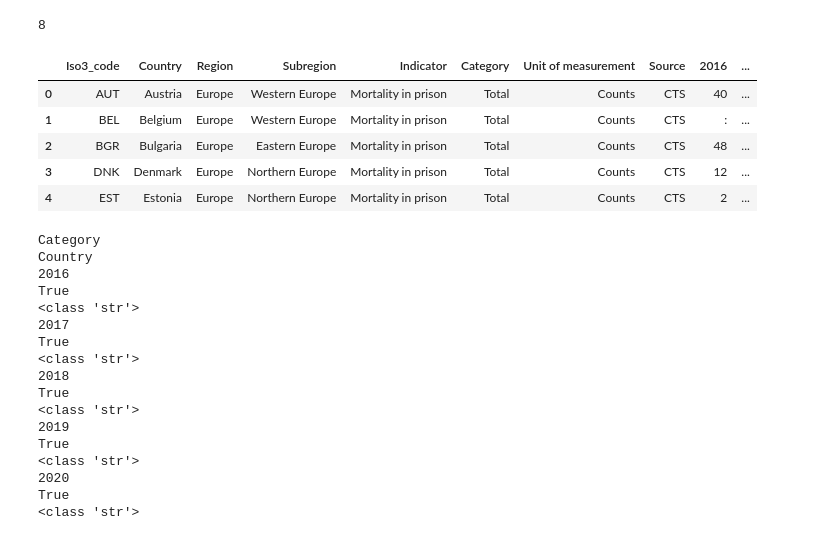
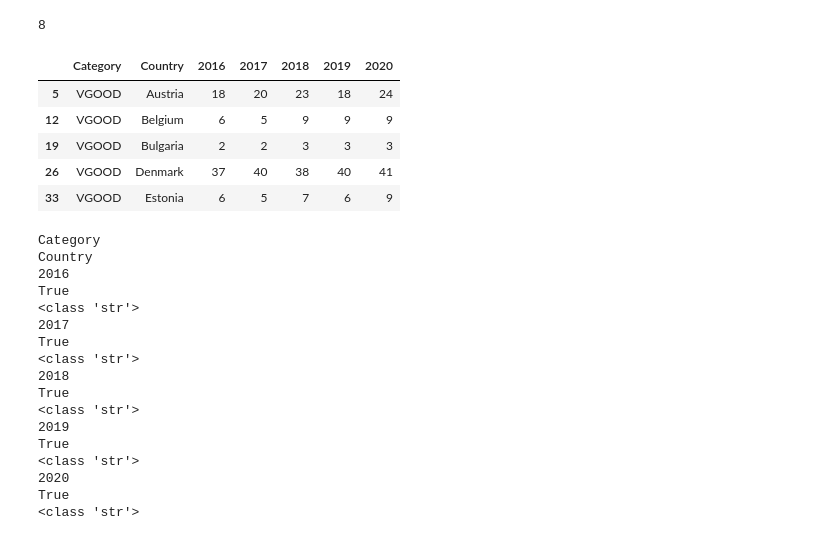
Before and after one commit to Prisoner-s-Dilemma/OpenAccess-DigitalEthics-ProjectMaterial, a Jupyter notebook: Mashup_datasets.ipynb, the cells around one changed output. Drawn from its saved outputs; the diff is of its cells as text; code cells hidden in the pictures.

```diff
--- a/Mashup_datasets.ipynb
+++ b/Mashup_datasets.ipynb
@@ -266,15 +284,6 @@ for item in dfte221.groups:
 print(count)
 # %% [output]
 8
-# %%
-df_D1_1.head()
-# %% [output]
-|  | Iso3_code | Country | Region | Subregion | Indicator | Category | Unit of measurement | Source | 2016 | ... |
-| 0 | AUT | Austria | Europe | Western Europe | Mortality in prison | Total | Counts | CTS | 40 | ... |
-| 1 | BEL | Belgium | Europe | Western Europe | Mortality in prison | Total | Counts | CTS | : | ... |
-| 2 | BGR | Bulgaria | Europe | Eastern Europe | Mortality in prison | Total | Counts | CTS | 48 | ... |
-| 3 | DNK | Denmark | Europe | Northern Europe | Mortality in prison | Total | Counts | CTS | 12 | ... |
-| 4 | EST | Estonia | Europe | Northern Europe | Mortality in prison | Total | Counts | CTS | 2 | ... |
 # %%
 #now sub-dividing the dataframes with multiple categories of values.
 # FOR D3
@@ -312,6 +321,7 @@ df_D4_1 = df_D4_1.rename(columns={'lev_per':'Category'})
 df_D4_2 = df_D4_2.rename(columns={'lev_per':'Category'})
 df_D4_3 = df_D4_3.rename(columns={'lev_per':'Category'})
 df_D4_4 = df_D4_4.rename(columns={'lev_per':'Category'})
+df_D4_5 = df_D4_5.rename(columns={'lev_per':'Category'})
 
 # FOR D5
 # D5 contains only 1 category of values which is NR which is the corruption index of country , we will just rename the column it has values in as `Category`
@@ -342,4 +352,13 @@ df_D7_3 = df_D7_3.rename(columns={'cofog99':'Category'})
 df_D7_4 = df_D7_4.rename(columns={'cofog99':'Category'})
 df_D7_5 = df_D7_5.rename(columns={'cofog99':'Category'})
 df_D7_6 = df_D7_6.rename(columns={'cofog99':'Category'})
+# %%
+df_D4_5.head()
+# %% [output]
+|  | Category | Country | 2016 | 2017 | 2018 | 2019 | 2020 |
+| 5 | VGOOD | Austria | 18 | 20 | 23 | 18 | 24 |
+| 12 | VGOOD | Belgium | 6 | 5 | 9 | 9 | 9 |
+| 19 | VGOOD | Bulgaria | 2 | 2 | 3 | 3 | 3 |
+| 26 | VGOOD | Denmark | 37 | 40 | 38 | 40 | 41 |
+| 33 | VGOOD | Estonia | 6 | 5 | 7 | 6 | 9 |
 # %%
```
Also changed, not shown: parts of 18 cells of this notebook.
